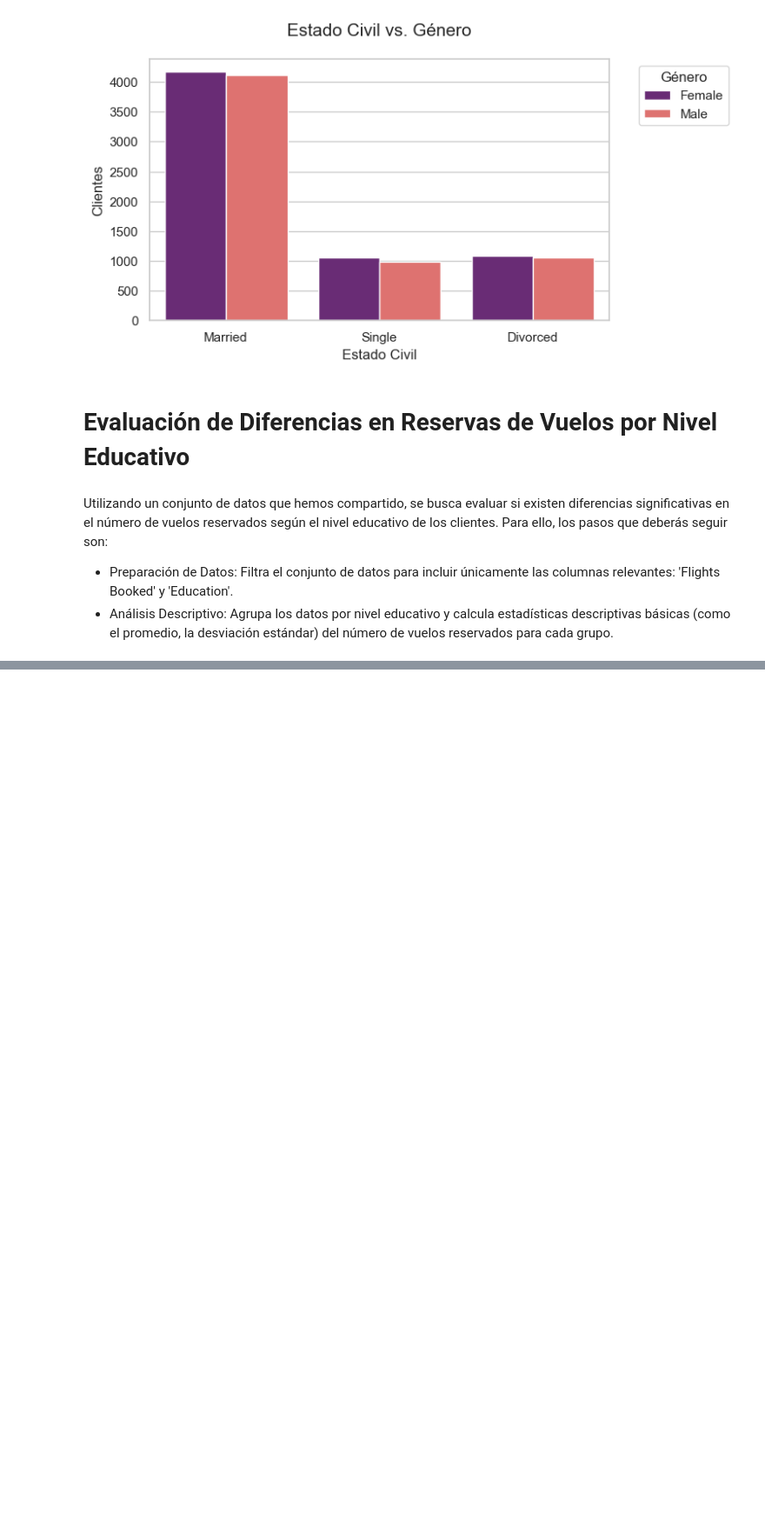
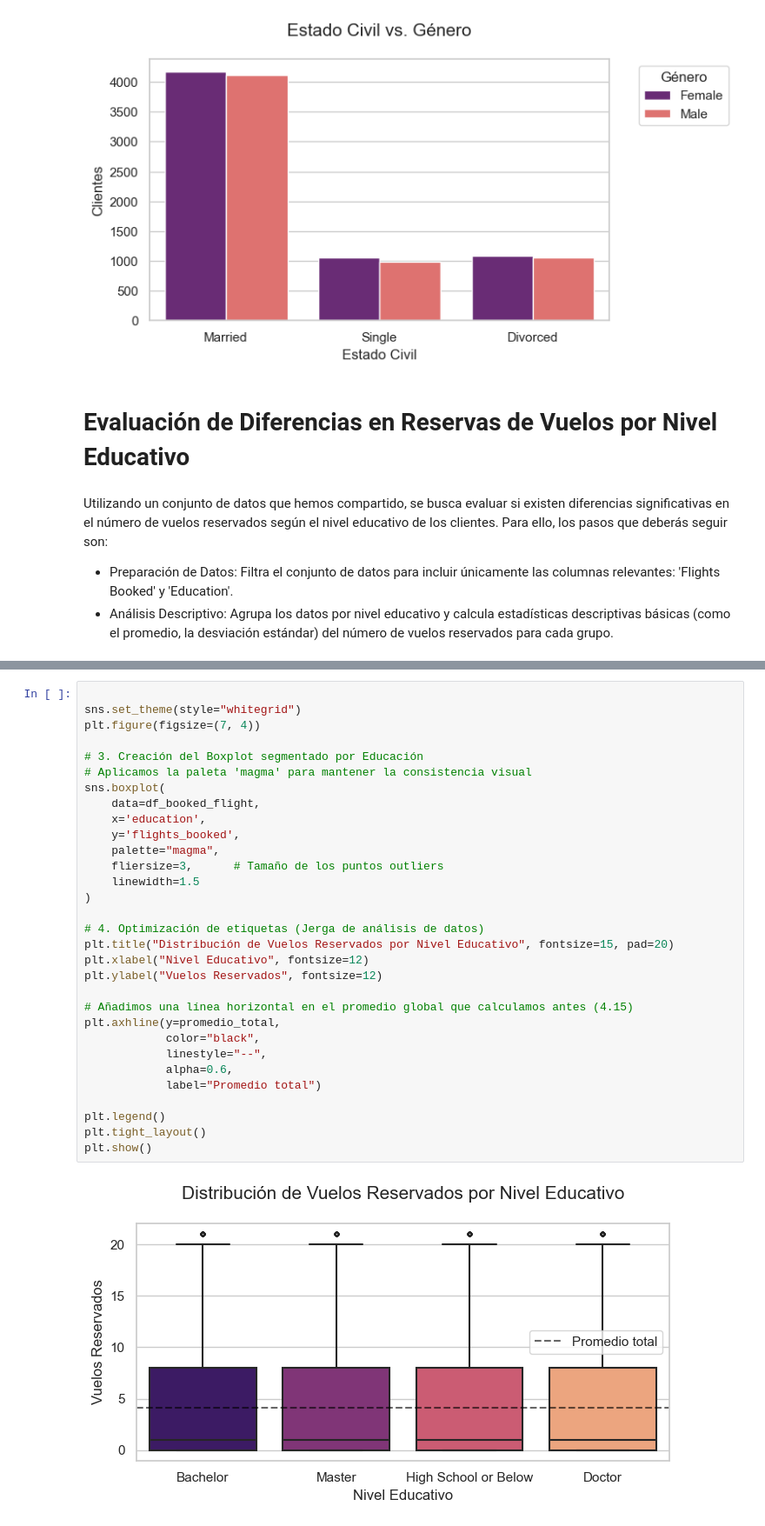
Before and after one commit to Adalab/bda-modulo-3-evaluacion-final-PatriciaAnaya, a Jupyter notebook: bda-modulo-3-evaluacion-final-PatriciaAnaya.ipynb, the cells around one changed output, grey strips where cells are left out. Shown at 87% size. Drawn from its saved outputs; the diff is of its cells as text; blank space fills up the shorter version.

```diff
--- a/bda-modulo-3-evaluacion-final-PatriciaAnaya.ipynb
+++ b/bda-modulo-3-evaluacion-final-PatriciaAnaya.ipynb
@@ -883,0 +930,33 @@ grupo.
+# %%
+
+sns.set_theme(style="whitegrid")
+plt.figure(figsize=(7, 4))
+
+# 3. Creación del Boxplot segmentado por Educación
+# Aplicamos la paleta 'magma' para mantener la consistencia visual
+sns.boxplot(
+    data=df_booked_flight,
+    x='education',
+    y='flights_booked',
+    palette="magma",
+    fliersize=3,      # Tamaño de los puntos outliers
+    linewidth=1.5
+)
+
+# 4. Optimización de etiquetas (Jerga de análisis de datos)
+plt.title("Distribución de Vuelos Reservados por Nivel Educativo", fontsize=15, pad=20)
+plt.xlabel("Nivel Educativo", fontsize=12)
+plt.ylabel("Vuelos Reservados", fontsize=12)
+
+# Añadimos una línea horizontal en el promedio global que calculamos antes (4.15)
+plt.axhline(y=promedio_total,
+            color="black",
+            linestyle="--",
+            alpha=0.6,
+            label="Promedio total")
+
+plt.legend()
+plt.tight_layout()
+plt.show()
+# %% [output]
+[figure, added]
```
Also changed, not shown: parts of 19 cells of this notebook.
